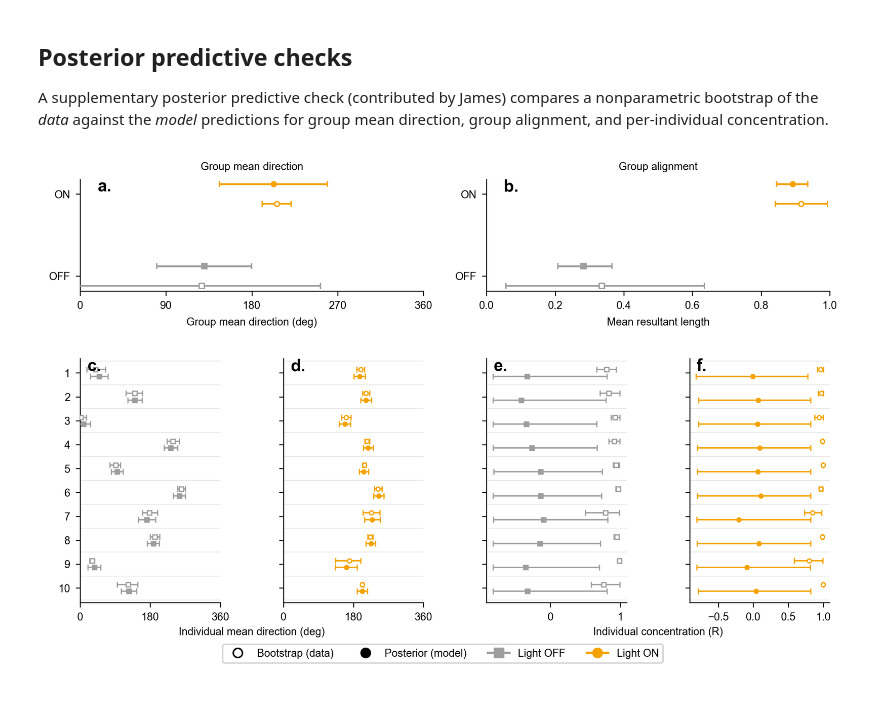
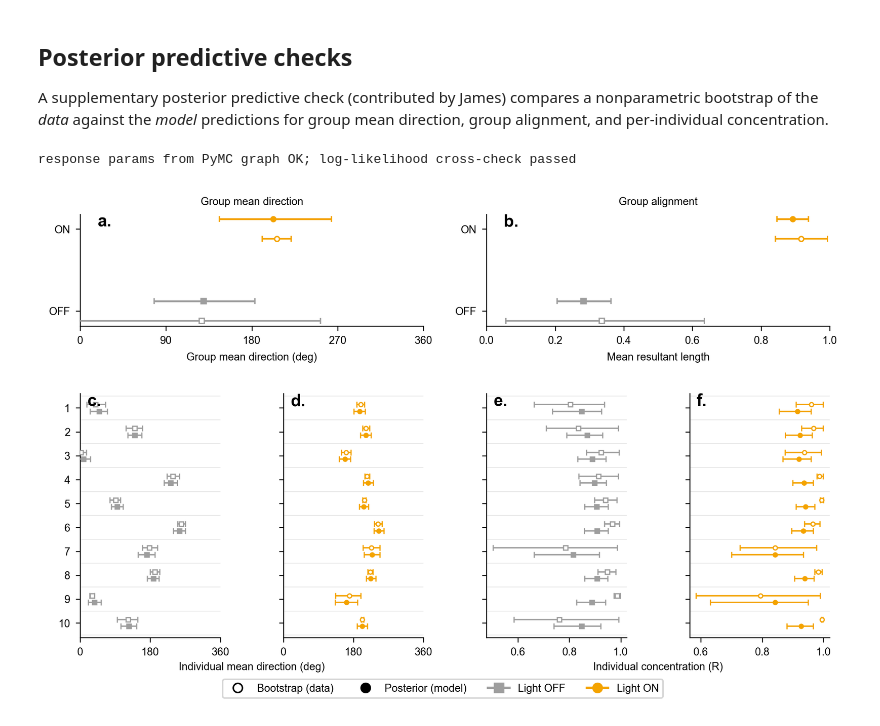
Before and after one commit to jgraving/unwrap, a Jupyter notebook: notebooks/beetles.ipynb, the cells around one changed output. Drawn from its saved outputs; the diff is of its cells as text; code cells hidden in the pictures.

```diff
--- a/notebooks/beetles.ipynb
+++ b/notebooks/beetles.ipynb
@@ -940,6 +940,8 @@ import pandas as pd
 import matplotlib as mpl
 import matplotlib.pyplot as plt
 from scipy.special import i0, i1
+from scipy.stats import vonmises as _vonmises
+import pymc as pm
 import seaborn as sns
 from matplotlib.lines import Line2D
 
@@ -1111,12 +1113,45 @@ for j, t in enumerate(indivs):
 # ----------------------------
 post = idata_treat.posterior
 mu_intercept = _stack_1d(post, "Intercept")
+mu_light_fx  = _stack_1d(post, "Light")
 mu_light_fx  = _stack_1d(post, "Light") if "Light" in post.data_vars else np.zeros_like(mu_intercept)
 mu_pop_off_draw = circ_mod(mu_intercept)
 mu_pop_on_draw  = circ_mod(mu_intercept + mu_light_fx)
 
-preds = model_treat.predict(idata_treat, kind="response_params", inplace=False)
-mu_da, kappa_da = preds.posterior["mu"], preds.posterior["kappa"]
+# N.B.: bambi 0.17.2 bug (jgraving/unwrap issue / bambi upstream):
+# Model.predict(kind="response_params") applies the vonmises *mean* link,
+# angle(exp(1j x)), to every component, so its "kappa" is the wrapped
+# linear predictor instead of softplus(linear predictor). Temporary fix
+# until the official bambi fix ships: read the response parameters straight
+# from the PyMC graph with compute_deterministics, which uses each
+# component's actual link.
+#
+# Official (currently broken for the kappa component):
+# preds = model_treat.predict(idata_treat, kind="response_params", inplace=False)
+# mu_da, kappa_da = preds.posterior["mu"], preds.posterior["kappa"]
+
+params = pm.compute_deterministics(
+    idata_treat.posterior,
+    var_names=["mu", "kappa"],
+    model=model_treat.backend.model,
+    progressbar=False,
+)
+mu_da, kappa_da = params["mu"], params["kappa"]
+assert np.isfinite(mu_da.values).all()
+assert np.isfinite(kappa_da.values).all()
+assert (kappa_da.values > 0).all()
+
+# Cross-check the graph parameters against the log-likelihood bambi stored
+# during fitting: they must agree to floating-point precision.
+_obs_ll = idata_treat.log_likelihood["HeadingRadians"]
+_expected = _vonmises.logpdf(
+    df["HeadingRadians"].to_numpy(),
+    kappa_da.transpose(*_obs_ll.dims).values,
+    loc=mu_da.transpose(*_obs_ll.dims).values,
+)
+np.testing.assert_allclose(_expected, _obs_ll.values, rtol=1e-10, atol=1e-10)
+print("response params from PyMC graph OK; log-likelihood cross-check passed")
+
 obs_dim = [d for d in mu_da.dims if d not in ("chain", "draw")][0]
 mu_samps = mu_da.stack(sample=("chain", "draw")).transpose("sample", obs_dim).values
 kappa_samps = kappa_da.stack(sample=("chain", "draw")).transpose("sample", obs_dim).values
@@ -1237,31 +1272,32 @@ def _plot_ind_R(ax, cond, col, mark):
 _plot_ind_mu(ax_mu_off, "OFF", OFF_COLOR, OFF_MARK); _plot_ind_mu(ax_mu_on, "ON", ON_COLOR, ON_MARK)
 _plot_ind_R(ax_R_off,   "OFF", OFF_COLOR, OFF_MARK); _plot_ind_R(ax_R_on,   "ON", ON_COLOR, ON_MARK)
 
 for ax in (ax_mu_off, ax_mu_on, ax_R_off, ax_R_on):
     ax.set_yticks(np.arange(nT)); ax.invert_yaxis(); _restore_ticks(ax)
     for y in np.arange(-0.5, nT, 1.0): ax.axhline(y, color="0.90", lw=0.5, zorder=0)
 
 ax_mu_off.set_yticklabels(indivs)
 for ax in (ax_mu_on, ax_R_off, ax_R_on): ax.set_yticklabels([])
 ax_mu_off.set_xlim(0, 360); ax_mu_on.set_xlim(0, 360)
 ax_mu_off.set_xticks([0, 180, 360]); ax_mu_on.set_xticks([0, 180, 360])
 
 # Labels
 pL, pR = ax_mu_off.get_position(), ax_mu_on.get_position()
 fig.text(0.5*(pL.x0+pR.x1), pL.y0-0.045, "Individual mean direction (deg)", ha="center", va="top")
 pL, pR = ax_R_off.get_position(), ax_R_on.get_position()
 fig.text(0.5*(pL.x0+pR.x1), pL.y0-0.045, "Individual concentration (R)", ha="center", va="top")
 
 # Legend
 handles = [Line2D([0],[0], marker="o", linestyle="none", mfc="white", mec="k", label="Bootstrap (data)"),
            Line2D([0],[0], marker="o", linestyle="none", mfc="k", mec="k", label="Posterior (model)"),
            Line2D([0],[0], color=OFF_COLOR, marker=OFF_MARK, label="Light OFF"),
            Line2D([0],[0], color=ON_COLOR,  marker=ON_MARK,  label="Light ON")]
 fig.legend(handles=handles, loc="lower center", ncol=4, bbox_to_anchor=(0.5, -0.01))
 
 out_path = os.path.join("figures", "beetles", "beetle_posterior_predictive_check.pdf")
 os.makedirs("figures", exist_ok=True)
 fig.savefig(out_path, bbox_inches="tight", pad_inches=0.01)
 plt.show()
 # %% [output]
+response params from PyMC graph OK; log-likelihood cross-check passed
-[figure, old version]
+[figure, new version]
```
Also changed, not shown: parts of 6 cells of this notebook.
